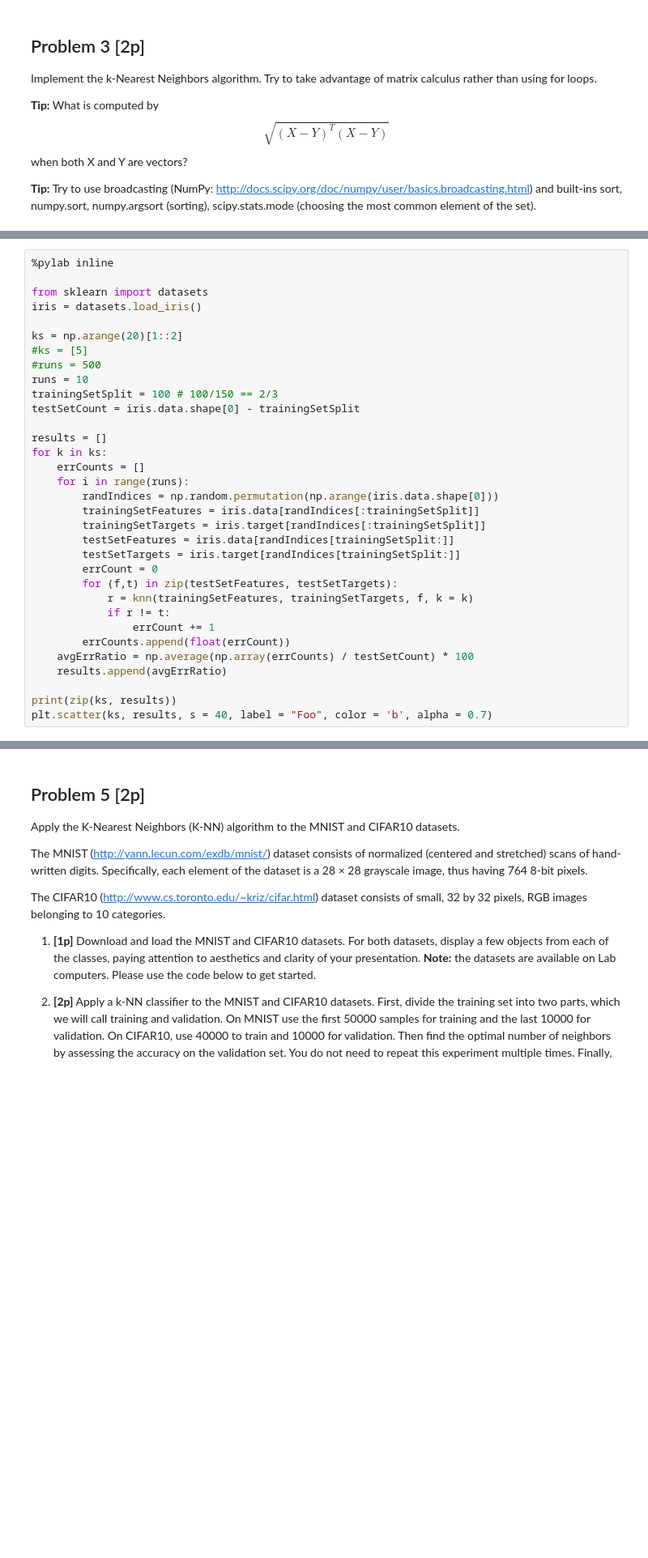
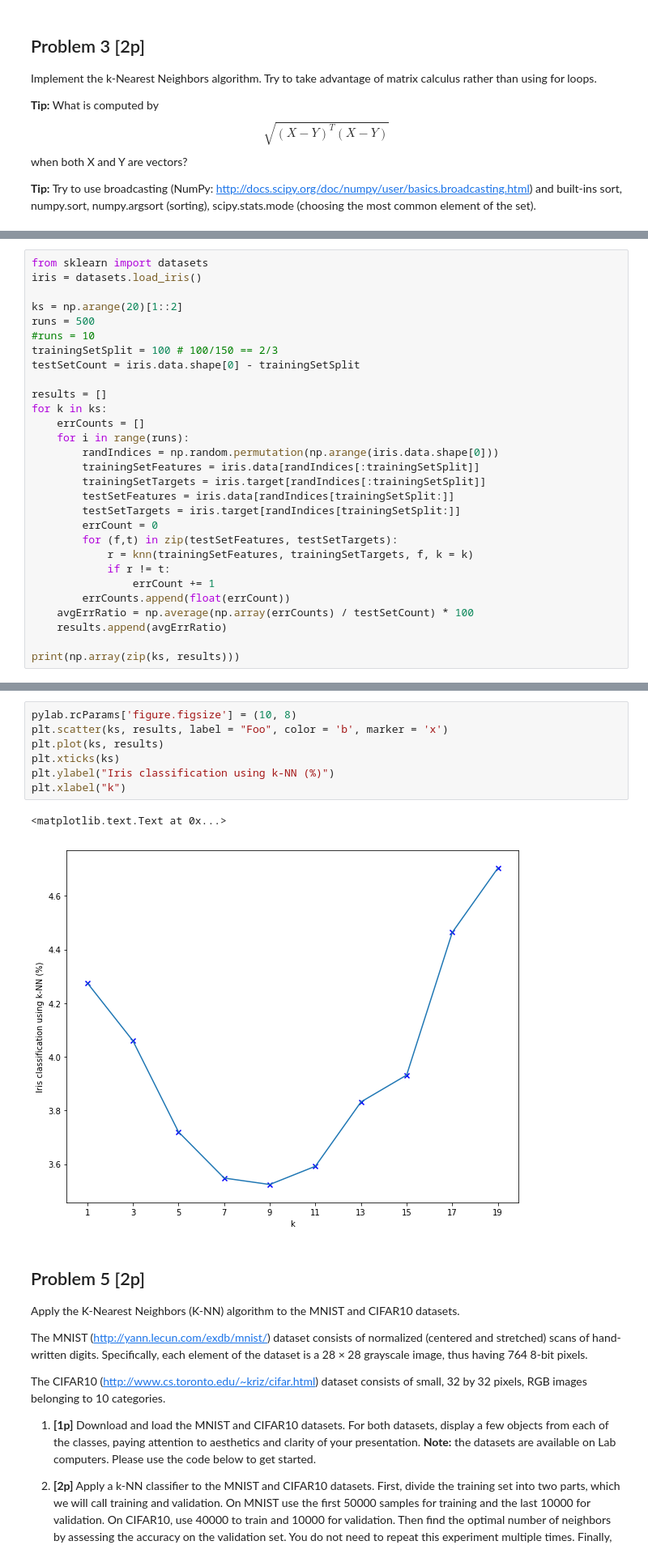
Before and after one commit to swistak35/nn_assignments, a Jupyter notebook: assignment1/Assignment1.ipynb, the cells around one changed output, grey strips where cells are left out. Shown at 81% size. Saved outputs shown, nothing was run; the diff lists cells and outputs as text; blank space fills up the shorter version.

```diff
--- a/assignment1/Assignment1.ipynb
+++ b/assignment1/Assignment1.ipynb
@@ -327,15 +324,12 @@ as the function of k. It should be similar to the one below.
 
 <img src="knn.png"/>
 # %%
-%pylab inline
-
 from sklearn import datasets
 iris = datasets.load_iris()
 
 ks = np.arange(20)[1::2]
-#ks = [5]
-#runs = 500
-runs = 10
+runs = 500
+#runs = 10
 trainingSetSplit = 100 # 100/150 == 2/3
 testSetCount = iris.data.shape[0] - trainingSetSplit
 
@@ -357,6 +351,5 @@ for k in ks:
     avgErrRatio = np.average(np.array(errCounts) / testSetCount) * 100
     results.append(avgErrRatio)
 
-print(zip(ks, results))
-plt.scatter(ks, results, s = 40, label = "Foo", color = 'b', alpha = 0.7)
+print(np.array(zip(ks, results)))
 # %% [output]
@@ -367,3 +366,13 @@ Populating the interactive namespace from numpy and matplotlib
+# %%
+pylab.rcParams['figure.figsize'] = (10, 8)
+plt.scatter(ks, results, label = "Foo", color = 'b', marker = 'x')
+plt.plot(ks, results)
+plt.xticks(ks)
+plt.ylabel("Iris classification using k-NN (%)")
+plt.xlabel("k")
+# %% [output]
+<matplotlib.text.Text at 0x...>
+[figure, added]
 # %% [markdown]
 ## Problem 5 [2p]
 
```
Also changed, not shown: parts of 2 cells of this notebook.
